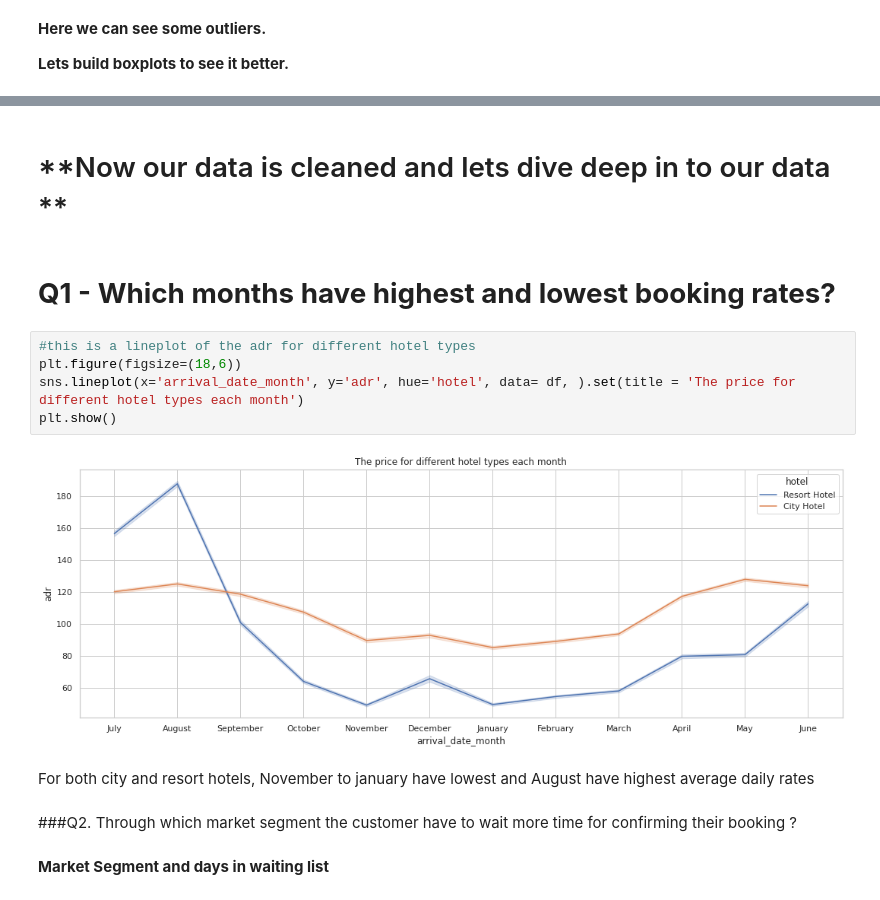
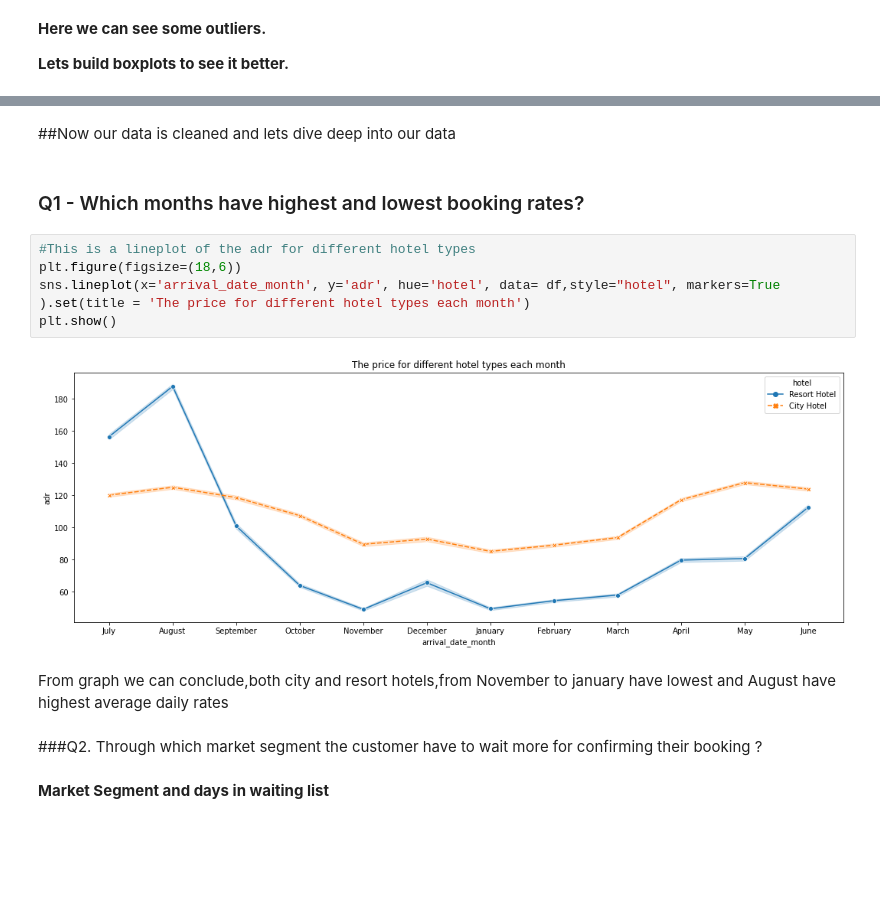
Before and after one commit to fathimajafir/Hotel-booking-Analysis, a Jupyter notebook: Hotel_Booking_Analysis_Capstone_Project.ipynb, the cells around one changed output, grey strips where cells are left out. Drawn from its saved outputs; the diff is of its cells as text; blank space fills up the shorter version.

```diff
--- a/Hotel_Booking_Analysis_Capstone_Project.ipynb
+++ b/Hotel_Booking_Analysis_Capstone_Project.ipynb
@@ -260,18 +265,18 @@ Pass the following variable as a keyword arg: x. From version 0.12, the only val
 # %% [markdown]
-# **Now our data is cleaned and lets dive deep in to our data **
+##Now our data is cleaned and lets dive deep into our data
 # %% [markdown]
-# **Q1 - Which months have highest and lowest booking rates?**
+### Q1 - Which months have highest and lowest booking rates?
 # %%
-#this is a lineplot of the adr for different hotel types
+#This is a lineplot of the adr for different hotel types
 plt.figure(figsize=(18,6))
-sns.lineplot(x='arrival_date_month', y='adr', hue='hotel', data= df, ).set(title = 'The price for different hotel types each month')
+sns.lineplot(x='arrival_date_month', y='adr', hue='hotel', data= df,style="hotel", markers=True ).set(title = 'The price for different hotel types each month')
 plt.show()
 # %% [output]
-[figure, old version]
+[figure, new version]
 # %% [markdown]
-For both city and resort hotels, November to january have lowest and August have highest average daily rates
+From graph we can conclude,both city and resort hotels,from November to january have lowest and August have highest average daily rates
 # %% [markdown]
-###Q2. Through which market segment the customer have to  wait more time for confirming their booking ?
+###Q2. Through which market segment the customer have to  wait more for confirming their booking ?
 # %% [markdown]
 **Market Segment and days in waiting list**
 # %%
```
Also changed, not shown: parts of 37 cells of this notebook.
